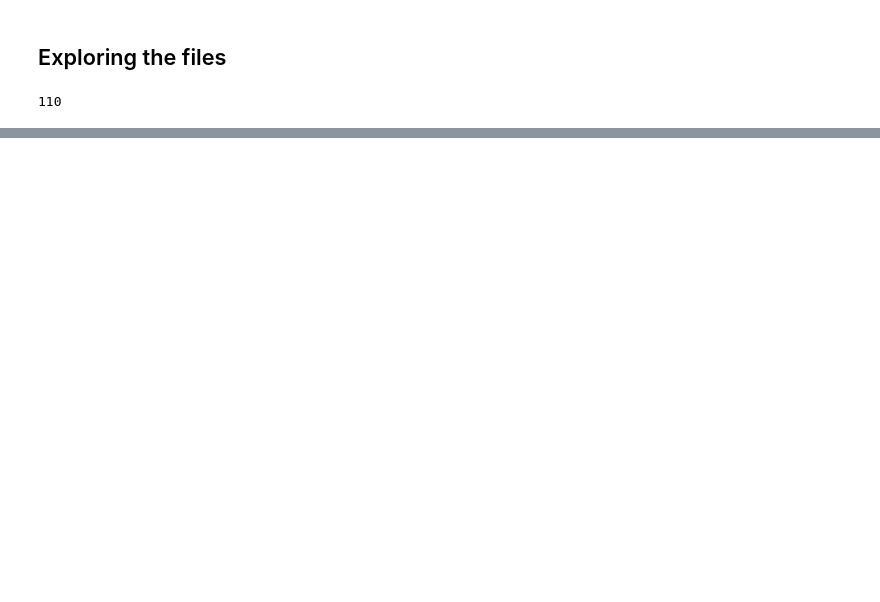
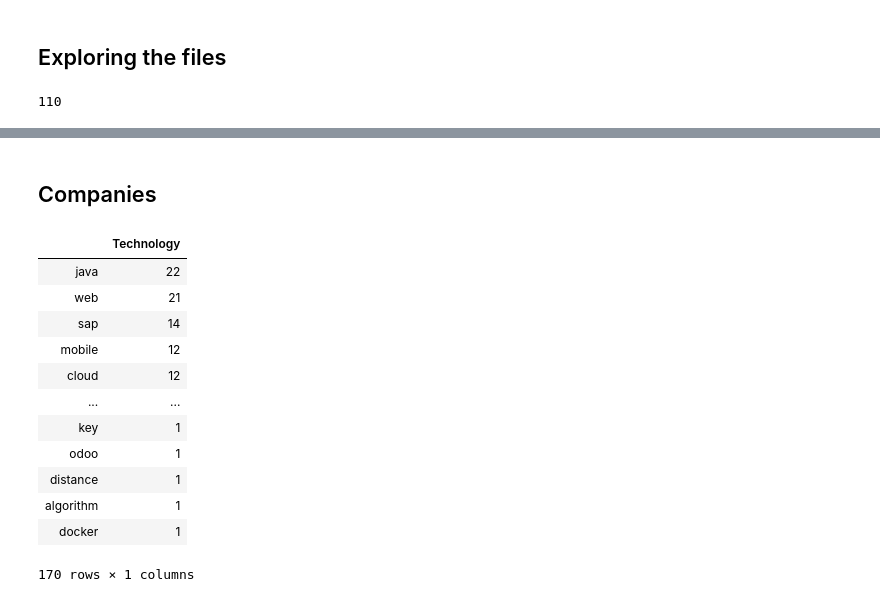
Before and after one commit to i-emek/Moroccan-PFE-2020, a Jupyter notebook: PFE_Stats.ipynb, the cells around one changed output, grey strips where cells are left out. Drawn from its saved outputs; the diff is of its cells as text; code cells hidden in the pictures; blank space fills up the shorter version.

```diff
--- a/PFE_Stats.ipynb
+++ b/PFE_Stats.ipynb
@@ -112,0 +327,19 @@ for file in files:
+# %% [markdown]
+## Companies
+# %%
+tech_comp['Company'].count()
+tech_occurences
+# %% [output]
+|  | Technology |
+| java | 22 |
+| web | 21 |
+| sap | 14 |
+| mobile | 12 |
+| cloud | 12 |
+| ... | ... |
+| key | 1 |
+| odoo | 1 |
+| distance | 1 |
+| algorithm | 1 |
+| docker | 1 |
+170 rows × 1 columns
```
Also changed, not shown: parts of 22 cells of this notebook.
